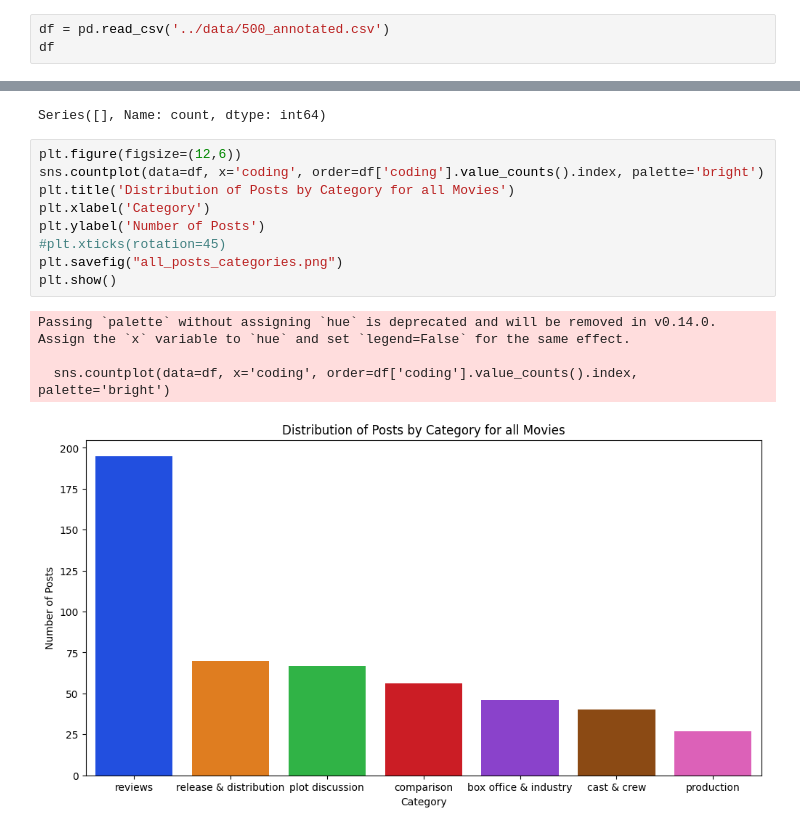
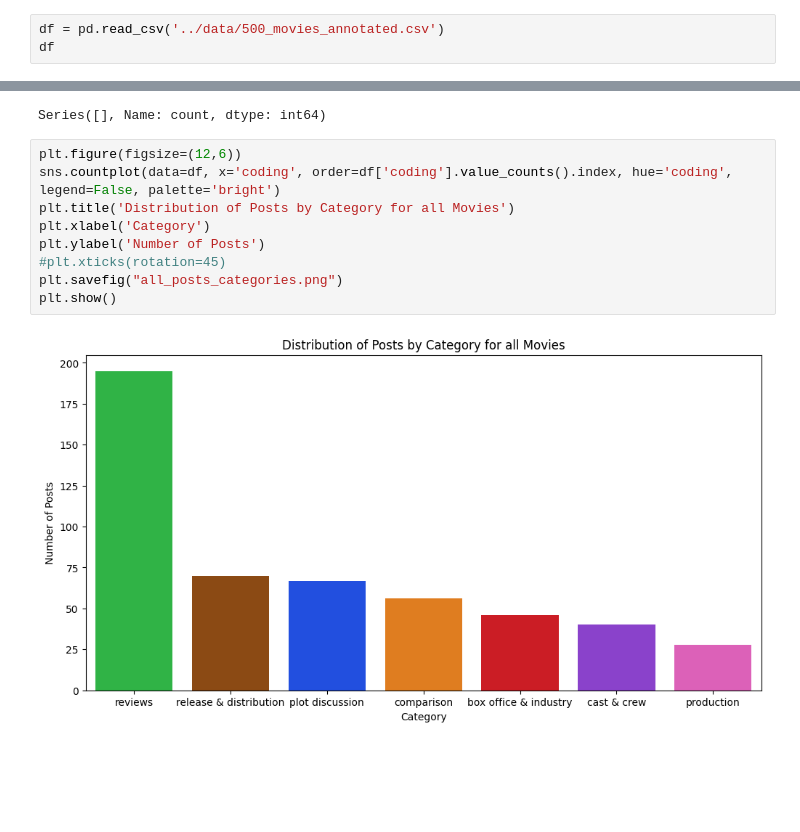
Before and after one commit to MartyP12/COMP370-Final-Project, a Jupyter notebook: scripts/data.ipynb, the cells around one changed output, grey strips where cells are left out. Saved outputs shown, nothing was run; the diff lists cells and outputs as text; blank space fills up the shorter version.

```diff
--- a/scripts/data.ipynb
+++ b/scripts/data.ipynb
@@ -4,7 +4,7 @@ import numpy as np
 import matplotlib.pyplot as plt
 import seaborn as sns
 # %%
-df = pd.read_csv('../data/500_annotated.csv')
+df = pd.read_csv('../data/500_movies_annotated.csv')
 df
 # %% [output]
 |  | id | title | url | coding | movie |
@@ -94,18 +89,15 @@ df[df['movie'] == 'wicked: for good']['coding'].value_counts()
 Series([], Name: count, dtype: int64)
 # %%
 plt.figure(figsize=(12,6))
-sns.countplot(data=df, x='coding', order=df['coding'].value_counts().index, palette='bright')
+sns.countplot(data=df, x='coding', order=df['coding'].value_counts().index, hue='coding', legend=False, palette='bright')
 plt.title('Distribution of Posts by Category for all Movies')
 plt.xlabel('Category')
 plt.ylabel('Number of Posts')
 #plt.xticks(rotation=45)
 plt.savefig("all_posts_categories.png")
 plt.show()
 # %% [output]
-Passing `palette` without assigning `hue` is deprecated and will be removed in v0.14.0. Assign the `x` variable to `hue` and set `legend=False` for the same effect.
-
-  sns.countplot(data=df, x='coding', order=df['coding'].value_counts().index, palette='bright')
-[figure, old version]
+[figure, new version]
 # %%
 #Plot of categories for sinners
 sinner_subset = df[df['movie'] == 'Sinners']
```
Also changed, not shown: parts of 6 cells of this notebook, 15 other files.
